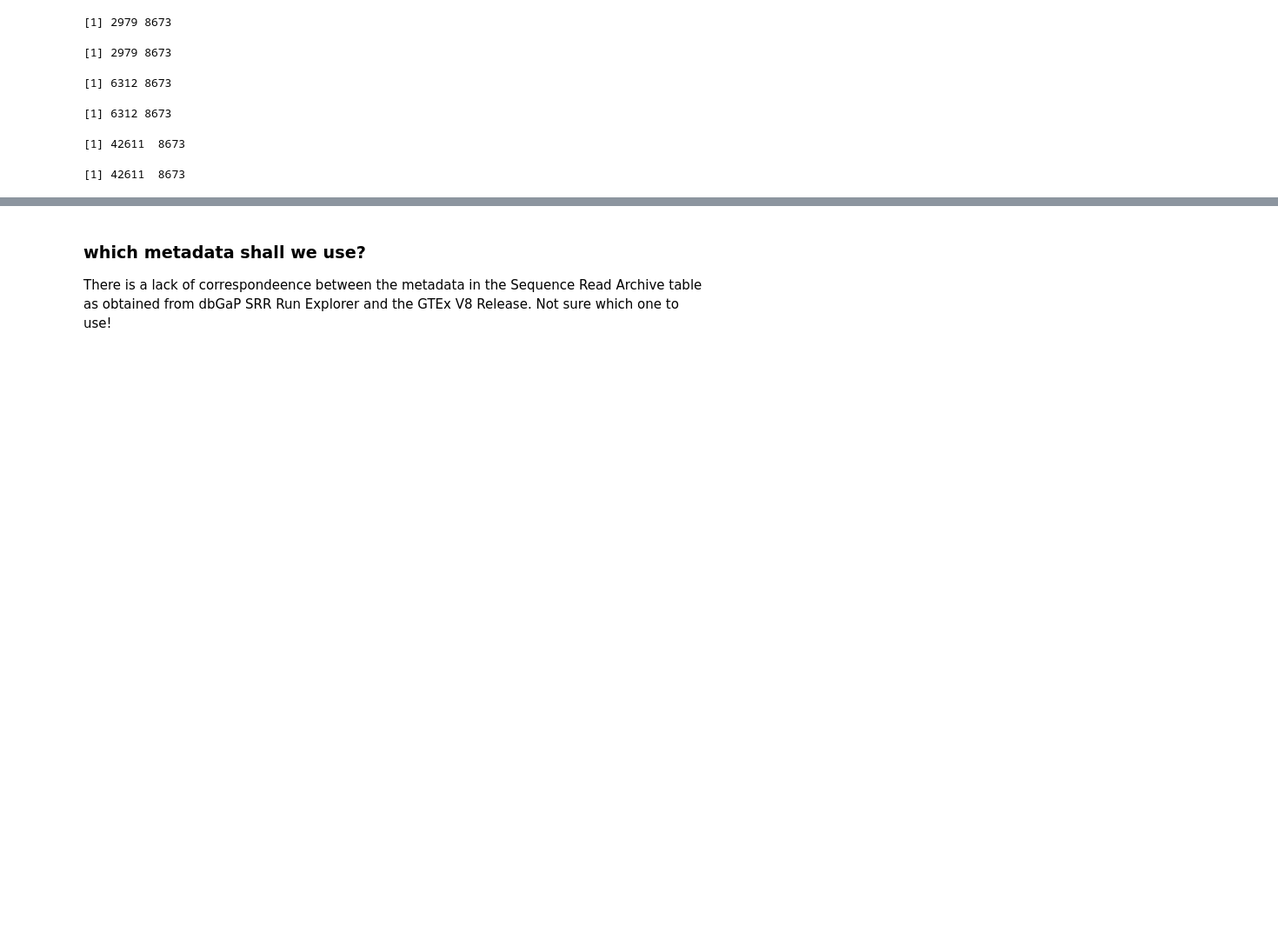
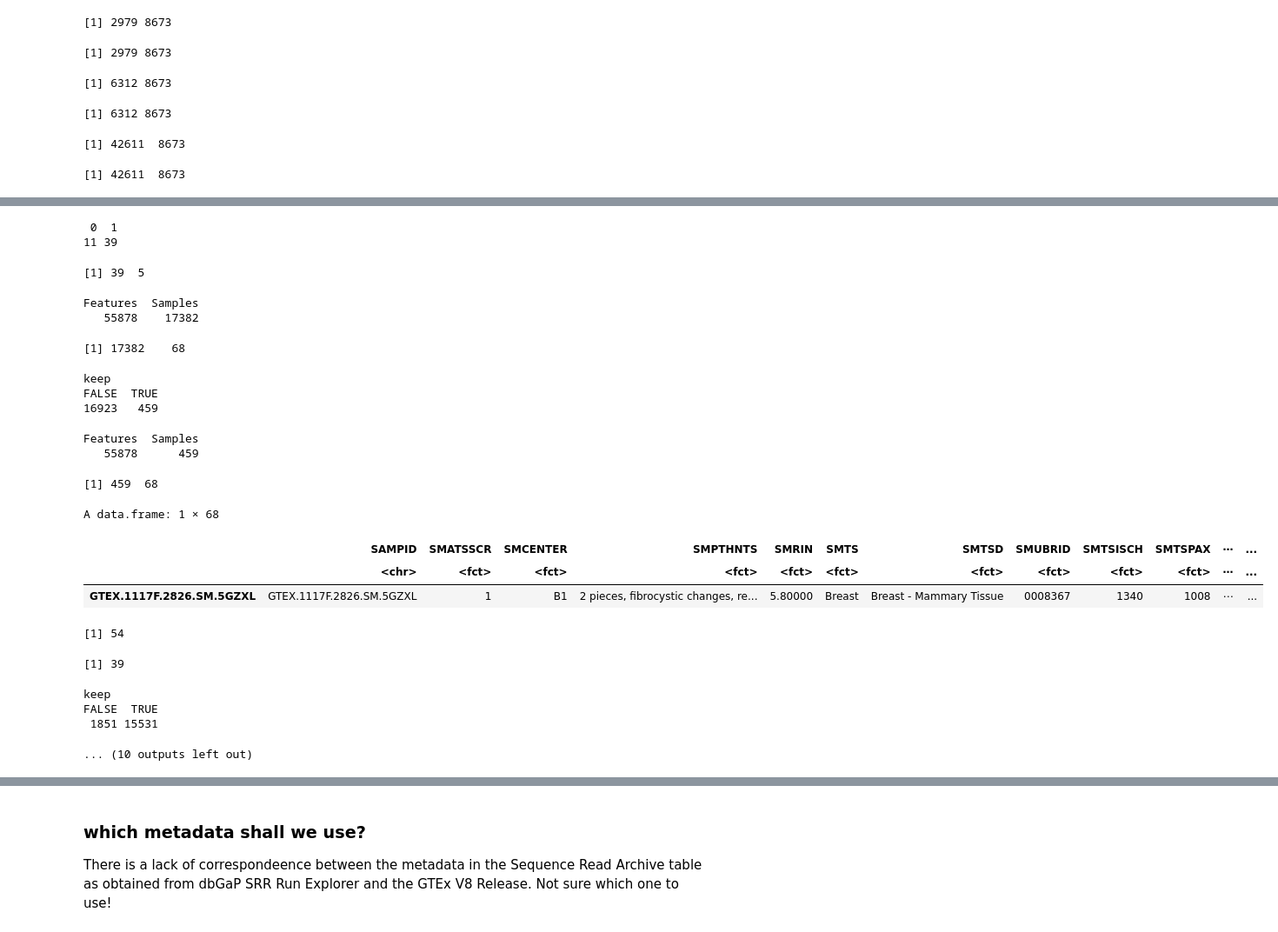
Before and after one commit to TheJacksonLaboratory/sbas, a Jupyter notebook: jupyter/AllTissueAllSplicingJunctionAnalysis.ipynb, the cells around one changed output, grey strips where cells are left out. Shown at 87% size. Drawn from its saved outputs; the diff is of its cells as text; code cells hidden in the pictures; blank space fills up the shorter version.

```diff
--- a/jupyter/AllTissueAllSplicingJunctionAnalysis.ipynb
+++ b/jupyter/AllTissueAllSplicingJunctionAnalysis.ipynb
@@ -598,0 +579,73 @@ FALSE  TRUE
+# %%
+# read in all requirements so that the stage is properly set --
+# if it is clear here -- it will remain clear for the rest of the time
+# tissues.tsv contains the subset of files desired for analysis.
+tissue_reduction <- read.table(file="../assets/tissues.tsv", header=TRUE, sep="\t",
+                               skipNul=FALSE, stringsAsFactors = FALSE)
+colnames(tissue_reduction)  <- c("SMTSD","female","male","include","display_name")
+
+# only include those tissues we wish to continue with
+table(tissue_reduction$include)
+tissue_reduction <- tissue_reduction[tissue_reduction$include==1,]
+
+# create a matching tissue name to go with the expressionSet phenotype object
+pData(obj)$tissue      <- factor(snakecase::to_snake_case(as.character(pData(obj)$SMTSD)))
+tissue_reduction$SMTSD <- factor(snakecase::to_snake_case(as.character(tissue_reduction$SMTSD)))
+
+dim(tissue_reduction)
+dim(obj)
+dim(pData(obj))
+
+# test to make sure we don't have nonsense
+keep = pData(obj)$tissue== "breast_mammary_tissue"
+table(keep)
+tobj = obj[,keep]
+dim(tobj)
+dim(pData(tobj))
+pData(tobj)[1,]
+# end test
+
+length(levels(pData(obj)$tissue))
+length(levels(tissue_reduction$SMTSD))
+
+keep <- pData(obj)$tissue %in% tissue_reduction$SMTSD
+table(keep)
+length(keep)
+
+dim(obj)
+dim(pData(obj))
+reduced_obj <- obj[,keep==TRUE]
+dim(reduced_obj)
+dim(pData(reduced_obj))
+
+# test to make sure we don't have nonsense
+keep = pData(reduced_obj)$tissue== "breast_mammary_tissue"
+table(keep)
+tobj = reduced_obj[,keep]
+dim(tobj)
+dim(pData(tobj))
+pData(tobj)[1,]
+# end test
+# %% [output]
+ 0  1
+11 39
+[1] 39  5
+Features  Samples
+   55878    17382
+[1] 17382    68
+keep
+FALSE  TRUE
+16923   459
+Features  Samples
+   55878      459
+[1] 459  68
+A data.frame: 1 × 68
+|  | SAMPID | SMATSSCR | SMCENTER | SMPTHNTS | SMRIN | SMTS | SMTSD | SMUBRID | SMTSISCH | SMTSPAX | ⋯ | ... |
+|  | <chr> | <fct> | <fct> | <fct> | <fct> | <fct> | <fct> | <fct> | <fct> | <fct> | ⋯ | ... |
+| GTEX.1117F.2826.SM.5GZXL | GTEX.1117F.2826.SM.5GZXL | 1 | B1 | 2 pieces, fibrocystic changes, re... | 5.80000 | Breast | Breast - Mammary Tissue | 0008367 | 1340 | 1008 | ⋯ | ... |
+[1] 54
+[1] 39
+keep
+FALSE  TRUE
+ 1851 15531
+... (10 outputs left out)
```
Also changed, not shown: parts of 23 cells of this notebook, 5 other files.
